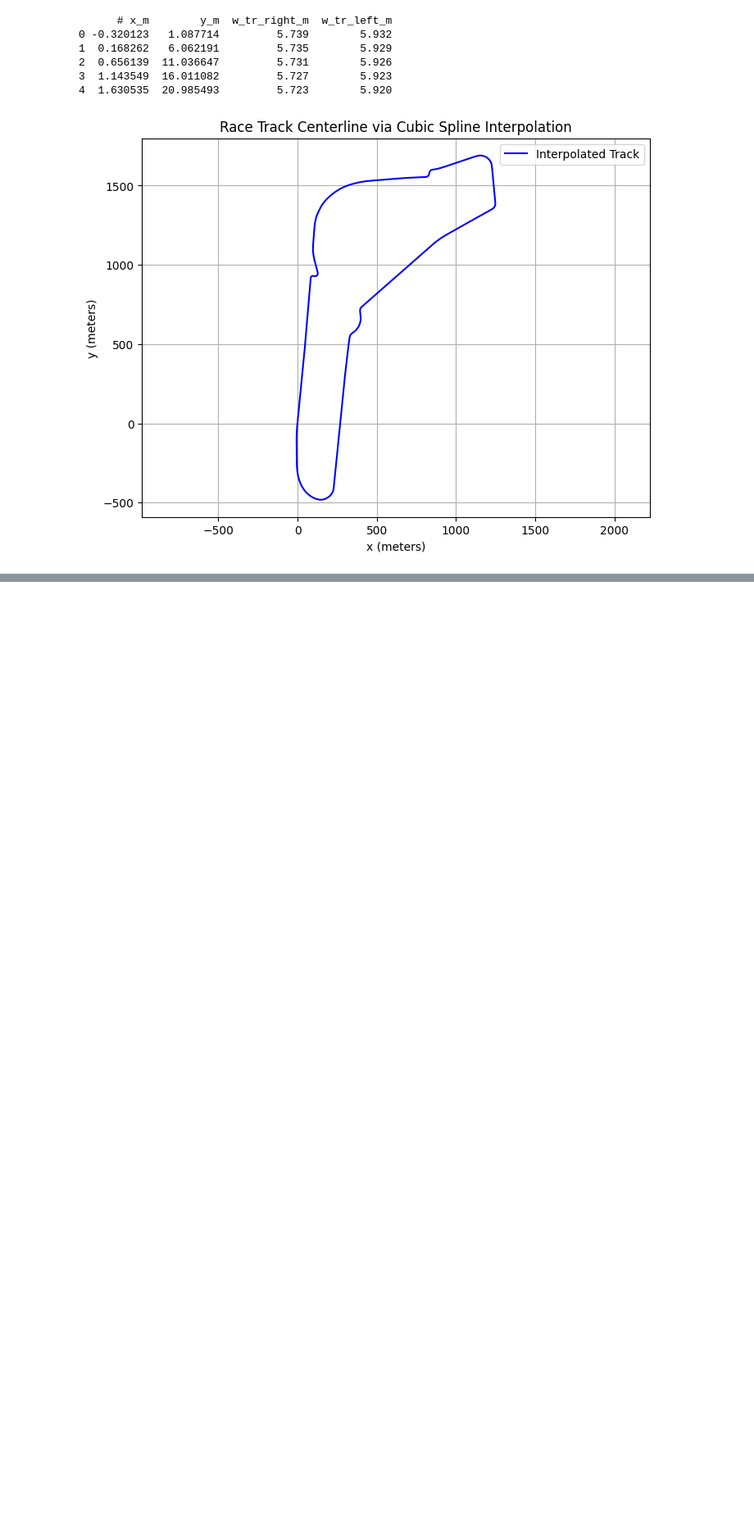
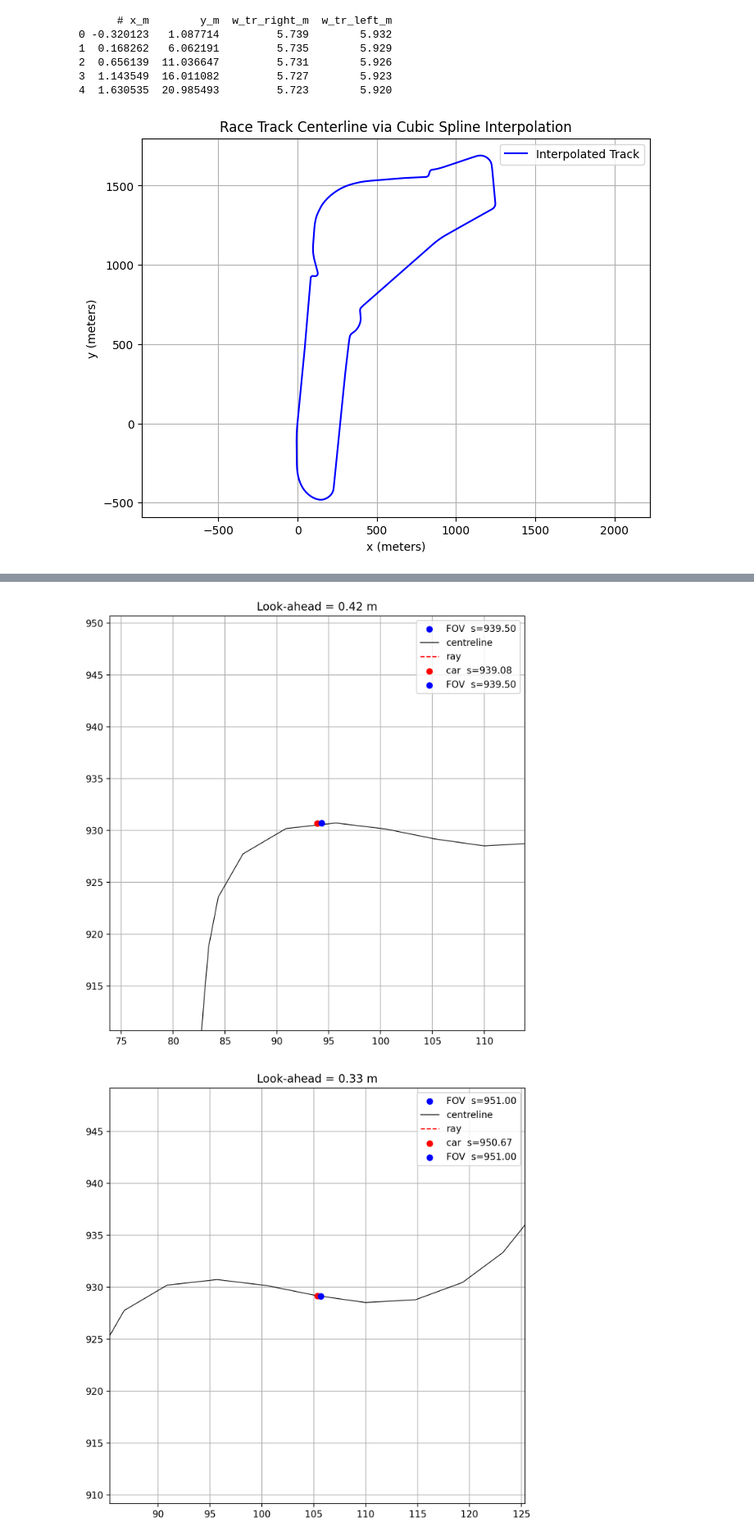
Before and after one commit to Fingolfin23/SafeDrive25SS, a Jupyter notebook: safety assurance/compute_fov.ipynb, the cells around one changed output, grey strips where cells are left out. Shown at 82% size. Drawn from its saved outputs; the diff is of its cells as text; code cells hidden in the pictures; blank space fills up the shorter version.

```diff
--- a/safety assurance/compute_fov.ipynb
+++ b/safety assurance/compute_fov.ipynb
@@ -353,0 +639,4 @@ print("sfov(123.4 m) =", float(sfov_fun(123.4)))
+# %%
+dbg = sfov_vals - s_query
+idx = np.where(dbg < 2.0)[0]          # 找出 look-ahead < 2 m 的样本
+print("suspect s =", s_query[idx])
@@ -353,0 +661,71 @@ print("sfov(123.4 m) =", float(sfov_fun(123.4)))
+# %%
+# ----------------------------------------------
+# Visualise suspect look-ahead samples (< 2 m)
+# ----------------------------------------------
+import numpy as np
+import matplotlib.pyplot as plt
+
+span = 40
+
+# --------- 1. 找出异常样本 ---------------------
+look_ahead = sfov_vals - s_query
+suspect_idx = np.where(look_ahead < 2.0)[0]      # <—— 阈值可调
+print("suspect s:", s_query[suspect_idx])
+
+# 只挑前两个来画；你也可以手动指定 idx_list
+idx_list = suspect_idx[:2]
+
+# --------- 2. 预备背景（中心线 & 可选边界） -----
+s_bg  = np.linspace(0, s_max, 1200)
+x_bg  = x_spline(s_bg)
+y_bg  = y_spline(s_bg)
+
+# 若想同时画左右边界，取消下方注释
+# w_left_bg  = np.interp(s_bg, s, w_left)
+# w_right_bg = np.interp(s_bg, s, w_right)
+# dx_bg = x_spline.derivative(1)(s_bg); dy_bg = y_spline.derivative(1)(s_bg)
+# norm = np.hypot(dx_bg, dy_bg)
+# nx_bg, ny_bg = -dy_bg / norm, dx_bg / norm
+# xl_bg = x_bg + nx_bg * w_left_bg;  yl_bg = y_bg + ny_bg * w_left_bg
+# xr_bg = x_bg - nx_bg * w_right_bg; yr_bg = y_bg - ny_bg * w_right_bg
+
+for idx in idx_list:
+    s0     = s_query[idx]
+    s_fov  = sfov_vals[idx]
+
+    # 车辆位置 / FOV 交点
+    car_xy = np.array([x_spline(s0),     y_spline(s0)])
+    fov_xy = np.array([x_spline(s_fov),  y_spline(s_fov)])
+
+    # 车辆当前射线方向（只是用两个点连线即可）
+    ray_vec = fov_xy - car_xy
+
+    # --------- 3. 画图 -------------------------
+    plt.figure(figsize=(8, 10), dpi=200)   # figsize 单位英寸, dpi 越大像素越多
+
+    plt.scatter(*fov_xy, c='b', zorder=5, label=f'FOV  s={s_fov:.2f}')
+
+    # ⬇⬇ 关键：限制坐标轴到车辆 ±span/2 ⬇⬇
+    plt.xlim(car_xy[0] - span/2, car_xy[0] + span/2)
+    plt.ylim(car_xy[1] - span/2, car_xy[1] + span/2)
+
+    plt.gca().set_aspect('equal')
+
+
+    plt.plot(x_bg, y_bg, 'k', lw=0.8, label='centreline')
+
+    # 如需边界，取消注释
+    # plt.plot(xl_bg, yl_bg, '0.7', lw=0.5)
+    # plt.plot(xr_bg, yr_bg, '0.7', lw=0.5)
+
+    plt.plot([car_xy[0], fov_xy[0]], [car_xy[1], fov_xy[1]],
+             'r--', lw=1.2, label='ray')
+    plt.scatter(*car_xy, c='r', zorder=5, label=f'car  s={s0:.2f}')
+    plt.scatter(*fov_xy, c='b', zorder=5, label=f'FOV  s={s_fov:.2f}')
+
+    plt.gca().set_aspect('equal')
+    plt.title(f'Look-ahead = {s_fov - s0:.2f} m')
+    plt.legend()
+    plt.grid(True)
+    plt.show()
+# %% [output]
@@ -353,0 +749,2 @@ print("sfov(123.4 m) =", float(sfov_fun(123.4)))
+[figure, added]
+[figure, added]
```
Also changed, not shown: parts of 7 cells of this notebook, 2 other files.
